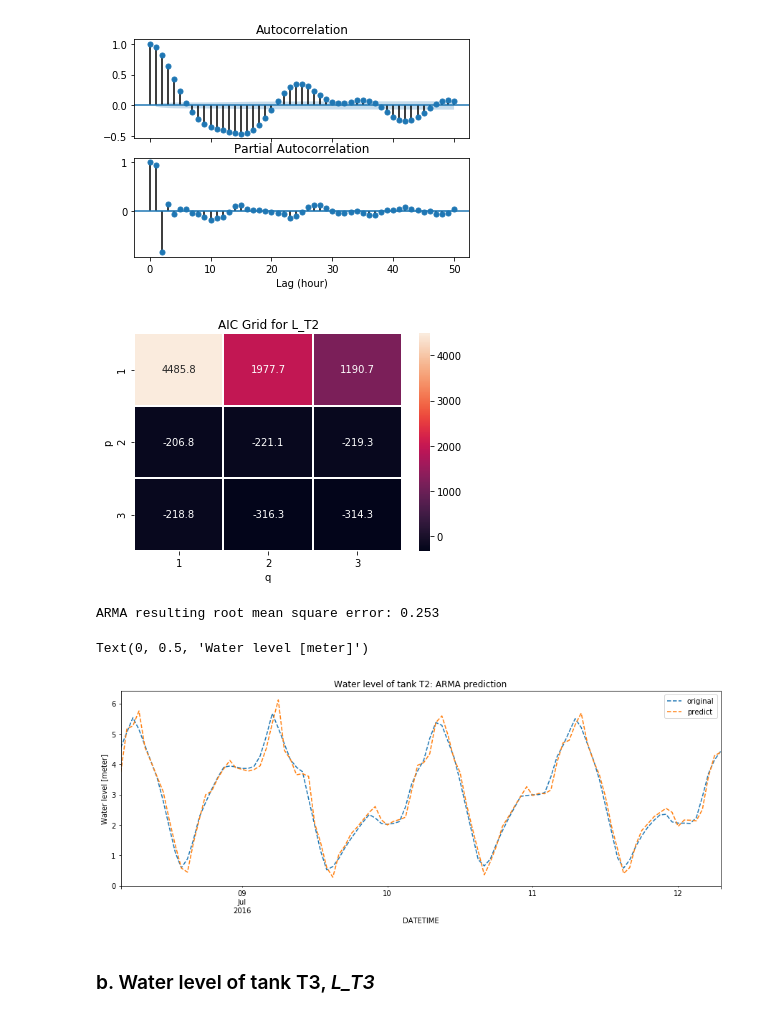
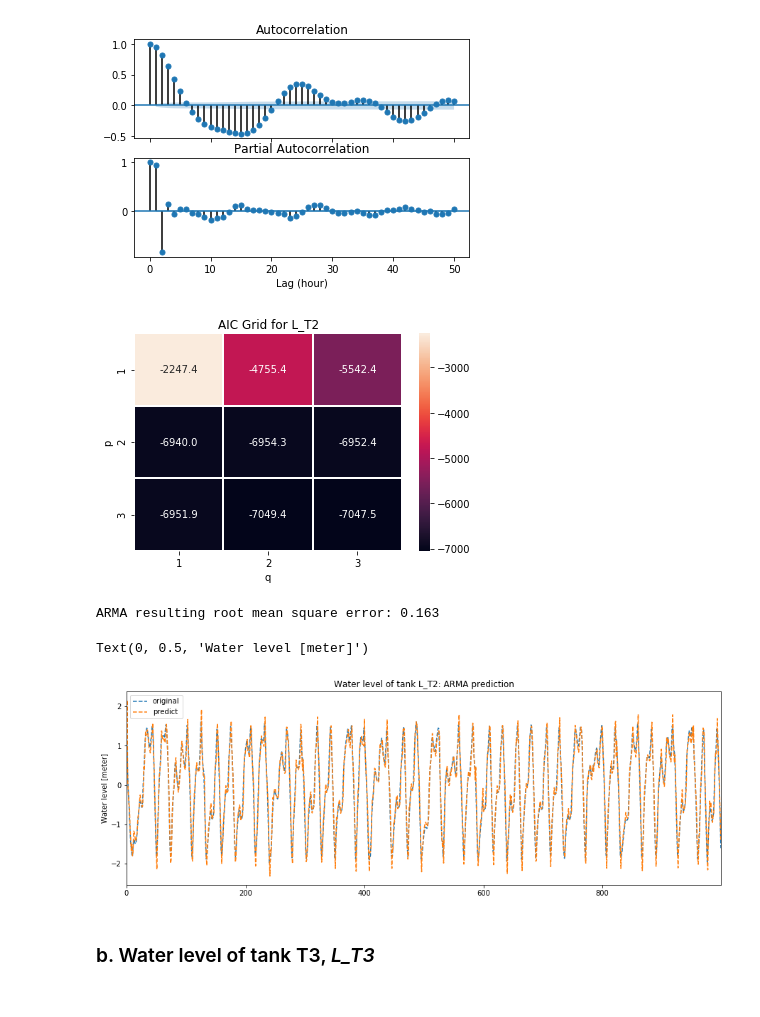
Before and after one commit to chengh42/Cyber-Data-Analytics, a Jupyter notebook: batadal/Task2_ARMA-other signals.ipynb, the cells around one changed output. Cells and saved outputs as stored; diff of their text form; code cells hidden in the pictures.

Commit message:
Update ARMA

```diff
--- a/batadal/Task2_ARMA-other signals.ipynb
+++ b/batadal/Task2_ARMA-other signals.ipynb
@@ -50,29 +51,34 @@ def aic_heatmap(df, ps = range(1, 3), qs = range(1, 3), title = 'AIC Grid'):
                 annot = True, fmt='0.1f', linewidths=1)
     plt.title(title)
 # %%
+def predict(coefficients, history):
+    yhat = sum([coefficients[i-1] * history[-i] for i in range(1, len(coefficients)+1)])
+    return yhat
+
 # train model to predict the next value per time tick
-def arma_train_predict(train, test, p, q, stepsize=1, showlog = False):
-    history = [x for x in train] # set history (=training data)
-    model = ARMA(history, order = (p, q)).fit() # first fit of model with train data
-    residual = [x for x in model.resid] # get residuals from train data
+def arma_train_predict(train, test, p, q, showlog = False):
+    model = ARMA(train, order = (p, q)).fit() # fit model with training data
+    ar_coef = model.arparams # get coefficients for AR part
+    ma_coef = model.maparams # get coefficients for MA part
+    max_residual = np.abs(model.resid).max() # max residual for train data
+    # set history and residuals with training data
+    history = [x for x in train]
+    residual = [x for x in model.resid]
     predictions = [] # start prediction
 
-
-    # train model and predict the next time tick
-    for t in range(math.ceil(len(test)/stepsize)):
-        model = ARMA(history, order = (p, q)).fit()
-        vPred = model.forecast(steps = stepsize)[0]
-        vReal = test.values[t*stepsize:min((t+1)*stepsize, len(test))]
+    # predict the next time tick
+    for t in range(len(test)):
+        vPred = predict(ar_coef, history) + predict(ma_coef, residual)
+        vReal = test[t]
         # book keeping
-        predictions += vPred[:len(vReal)].tolist()
-        history += vReal.tolist()
-        residual += (vReal - vPred[:len(vReal)]).tolist()
+        predictions += [vPred]
+        history += [vReal]
+        residual += [vReal - vPred]
         if showlog:
             print('i = %i\treal:%0.2f\tpredict: %0.2f\tresidual: %0.2f' % (t, vReal, vPred, vReal-vPred))
 
     # calculate few output statistics
-    error = rmse(test.values, np.array(predictions)) # root mean square error
-    max_residual = np.abs(residual).max() # max residual
+    error = rmse(test, np.array(predictions)) # root mean square error
 
     return predictions, error, max_residual
 # %%
@@ -96,35 +102,35 @@ dftrain2.set_index('DATETIME', inplace = True)
 ### a. Water level of tank T2, *L_T2*
 # %%
 signal = 'L_T2'
-train = dftrain1[signal]
-test = dftrain2[signal][100:200] # for the sake of faster execution and clearer visuals
+train = scale(dftrain1[signal])
+test  = scale(dftrain2[signal])
 # %%
 # plot acf and pacf plots
 acf_pacf_plots(train, lag = 50)
 # %% [output]
 [figure]
 # %%
-aic_heatmap(train, ps = range(1, 3+1), qs = range(1, 3+1),
+aic_heatmap(train, ps = range(1, 4), qs = range(1, 4),
             title = 'AIC Grid for {}'.format(signal))
 # %% [output]
-[figure, old version]
+[figure, new version]
 # %%
 # perform arma modeling and predicting
-predictions, error, max_residual = arma_train_predict(train, test, p=2, q=1, stepsize=1) #if necessary set showlog = True
+predictions, error, max_residual = arma_train_predict(train, test, p=2, q=1) #if necessary set showlog = True
 
 print('ARMA resulting root mean square error: %0.3f' % error)
 # %% [output]
-ARMA resulting root mean square error: 0.253
+ARMA resulting root mean square error: 0.163
 # %%
 # plot the original predicted results
 comparison = pd.DataFrame({'original' : test,
                            'predict' : predictions})
-comparison.plot(style = '--', figsize=(15, 5))
-plt.title('Water level of tank T2: ARMA prediction')
+comparison[:1000].plot(style = '--', figsize=(15, 5))
+plt.title('Water level of tank {}: ARMA prediction'.format(signal))
 plt.ylabel('Water level [meter]')
 # %% [output]
 Text(0, 0.5, 'Water level [meter]')
-[figure, old version]
+[figure, new version]
 # %% [markdown]
 ### b. Water level of tank T3, *L_T3*
 # %%
```
Also changed, not shown: parts of 14 cells of this notebook, 1 other file.
